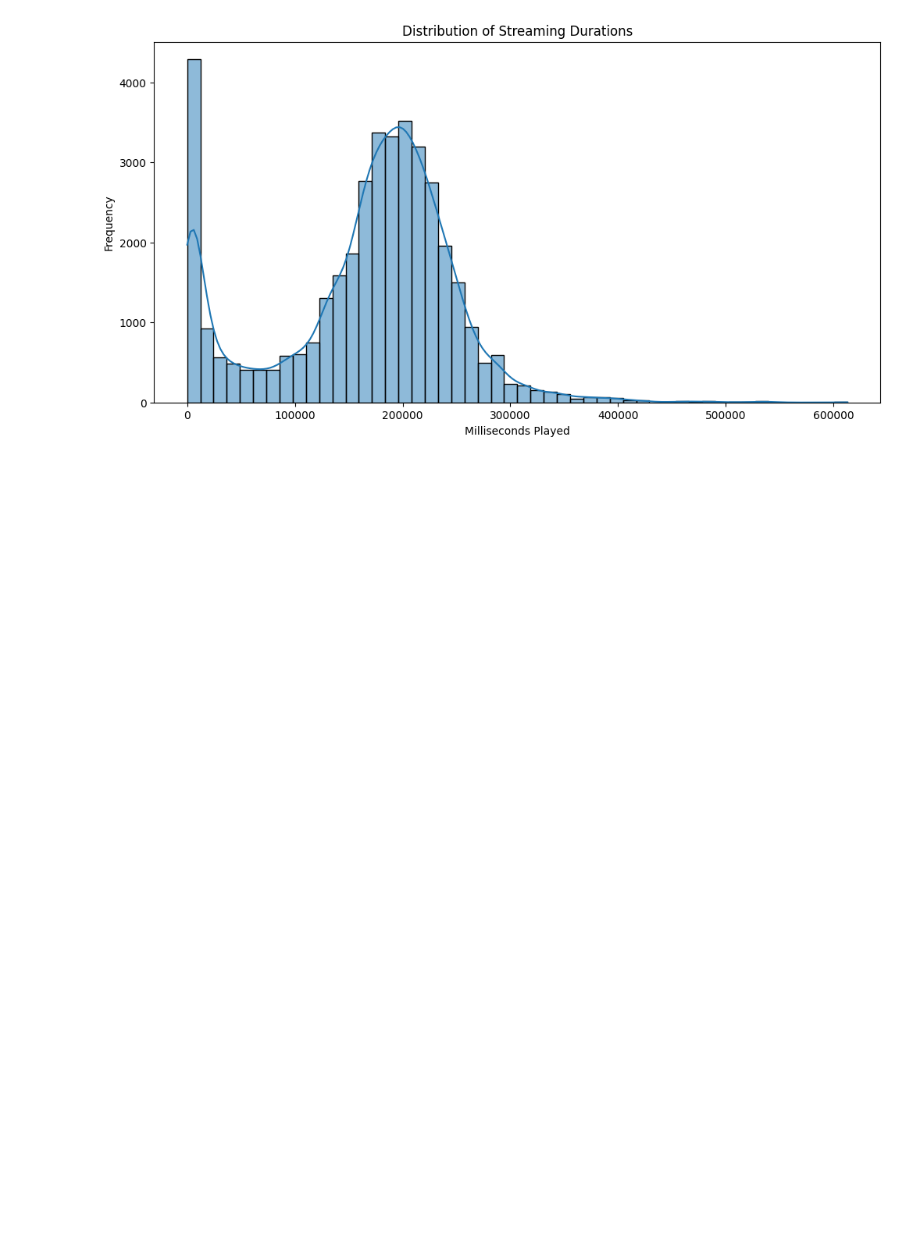
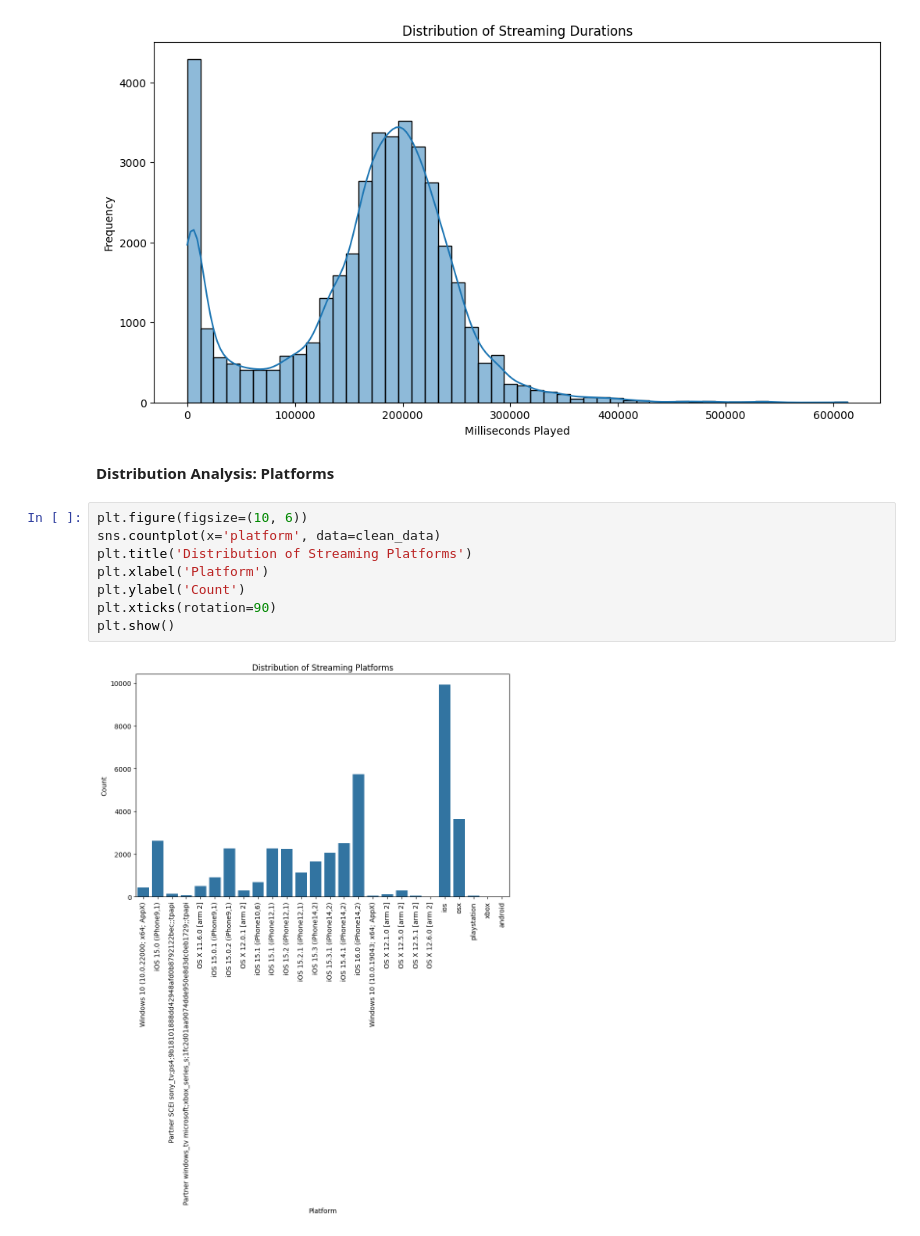
Before and after one commit to ReapredatoR/My_Spotify_Data_Analysis, a Jupyter notebook: main.ipynb, the cells around one changed output. Drawn from its saved outputs; the diff is of its cells as text; blank space fills up the shorter version.

Commit message:
Distribution Analysis

```diff
--- a/main.ipynb
+++ b/main.ipynb
@@ -147,3 +149,15 @@ plt.ylabel('Frequency')
 plt.show()
 # %% [output]
 [figure]
+# %% [markdown]
+**Distribution Analysis: Platforms**
+# %%
+plt.figure(figsize=(10, 6))
+sns.countplot(x='platform', data=clean_data)
+plt.title('Distribution of Streaming Platforms')
+plt.xlabel('Platform')
+plt.ylabel('Count')
+plt.xticks(rotation=90)
+plt.show()
+# %% [output]
+[figure, added]
```
Also changed, not shown: parts of 12 cells of this notebook.
